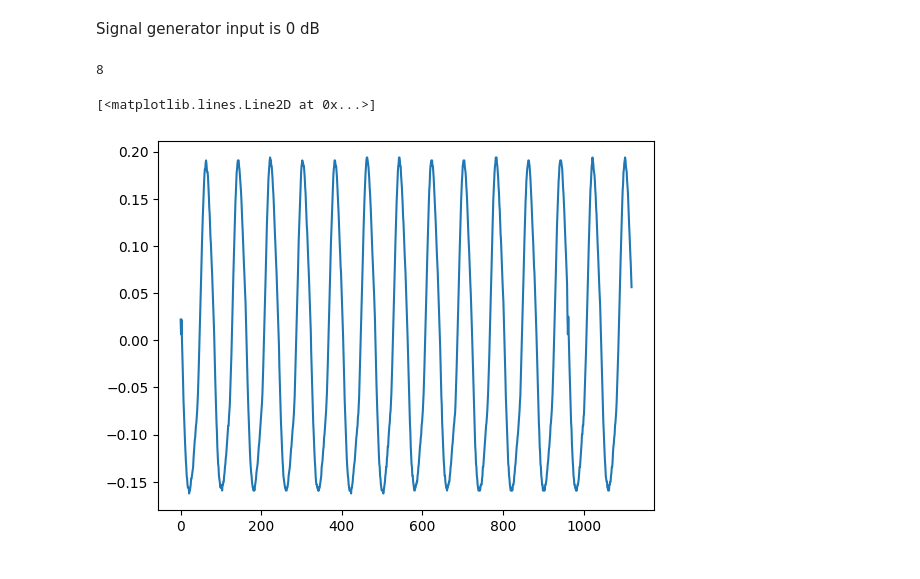
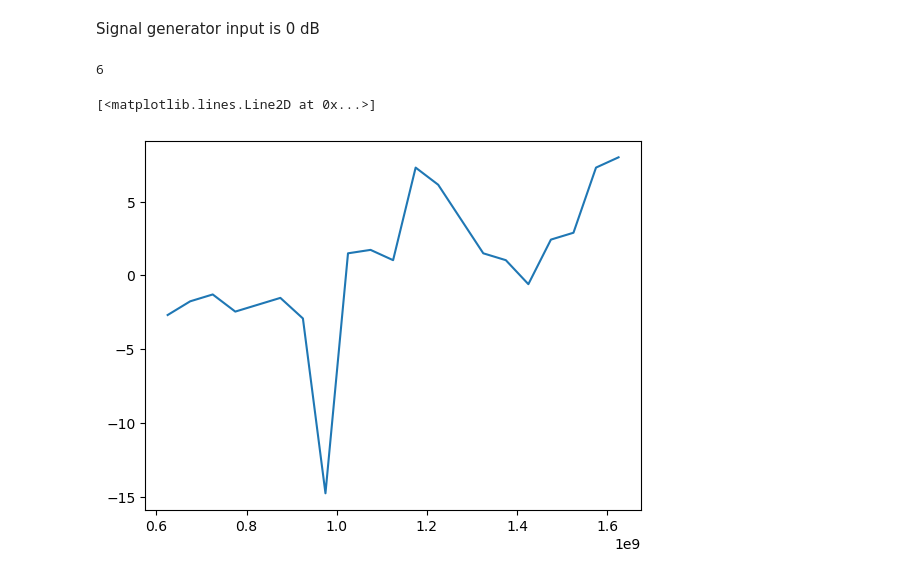
Before and after one commit to yyhshdu1/new_cavity, a Jupyter notebook: windfreak/SG_scope_driver.ipynb, the cells around one changed output. Cells and saved outputs as stored; diff of their text form; code cells hidden in the pictures.

Commit message:
scan power

```diff
--- a/windfreak/SG_scope_driver.ipynb
+++ b/windfreak/SG_scope_driver.ipynb
@@ -49,0 +71,6 @@ def get_trace(
+# %%
+ini_rev_data = get_rev_trace(scope, [channel])
+# %%
+ini_peak = ini_peak_search(ini_rev_data)
+ini_reso = reso_det(ini_peak)
+plt.plot(ini_peak,ini_rev_data[ini_peak],"x")
@@ -65,18 +81,0 @@ synthd[rf_out].enable = True
-# %%
-time_div = 1./ rf_fre
-t_offset = 0
-offset = 0
-
-channel = 1
-scope.write(f":CHAN{channel}:DISP 1")
-
-scale_ch1 = dBm_to_Vpp(amplitude_int)/ndiv*2
-scale_ch1 = select_scale(scale_ch1)
-
-set_scope(scope, channel, scale_ch1, offset, time_div, t_offset)
-
-scope.write(":START")
-scope.write(":ACQ:MDEP 6000")
-scope.write(":CLEAR")
-# %% [output]
-8
@@ -85,5 +82,43 @@ y = get_trace(scope, [channel])
+# %%
+synthd[rf_out].enable = False
+zero_amp_all = []
+fir_amp_all = []
+pow_max_all = []
+power_scan = np.linspace(-15, 8, 100)
+fre_scan = np.linspace(625e6,1625e6,21)
+
+for rf_fre in tqdm.tqdm(fre_scan):
+    synthd[rf_out].enable = False
+    ini_rev_data = get_rev_trace(scope, [channel])
+    ini_peak = ini_peak_search(ini_rev_data)
+    ini_reso = reso_det(ini_peak)
+    zero_amp = []
+    fir_amp = []
+    synthd[rf_out].enable = True
+    for shdpower in tqdm.tqdm(power_scan):
+        synthd[rf_out].frequency = rf_fre
+        synthd[rf_out].power = shdpower
+        mod_rev_data  = get_rev_trace(scope, [channel])
+        #time.sleep(1)
+        mod_peak = mod_peak_search(mod_rev_data)
+        mod_zero_peak1,mod_zero_peak2, mod_zero_amp = zero_measure(mod_rev_data, ini_peak, mod_peak, ini_reso)
+        mod_fir_peak, mod_fir_amp = fir_measure(mod_rev_data, ini_peak, mod_peak, rf_fre,ini_reso)
+        if mod_fir_peak == mod_zero_peak:
+            mode_fir_amp = 0.02
+        zero_amp.append(mod_zero_amp)
+        fir_amp.append(mod_fir_amp)
+        #time.sleep(1)
+    pow_max = power_scan[fir_amp.index(max(fir_amp))]
+    pow_max_all.append(pow_max)
+    zero_amp_all.append(zero_amp)
+    fir_amp_all.append(fir_amp)
+# %%
+synthd[rf_out].enable = False
+scope.write(":RUN")
+# %% [output]
+6
 # %%
-plt.plot(y.transmission)
+plt.plot(fre_scan,pow_max_all)
 # %% [output]
 [<matplotlib.lines.Line2D at 0x...>]
-[figure, old version]
+[figure, new version]
```
Also changed, not shown: parts of 13 cells of this notebook, 5 other files.
